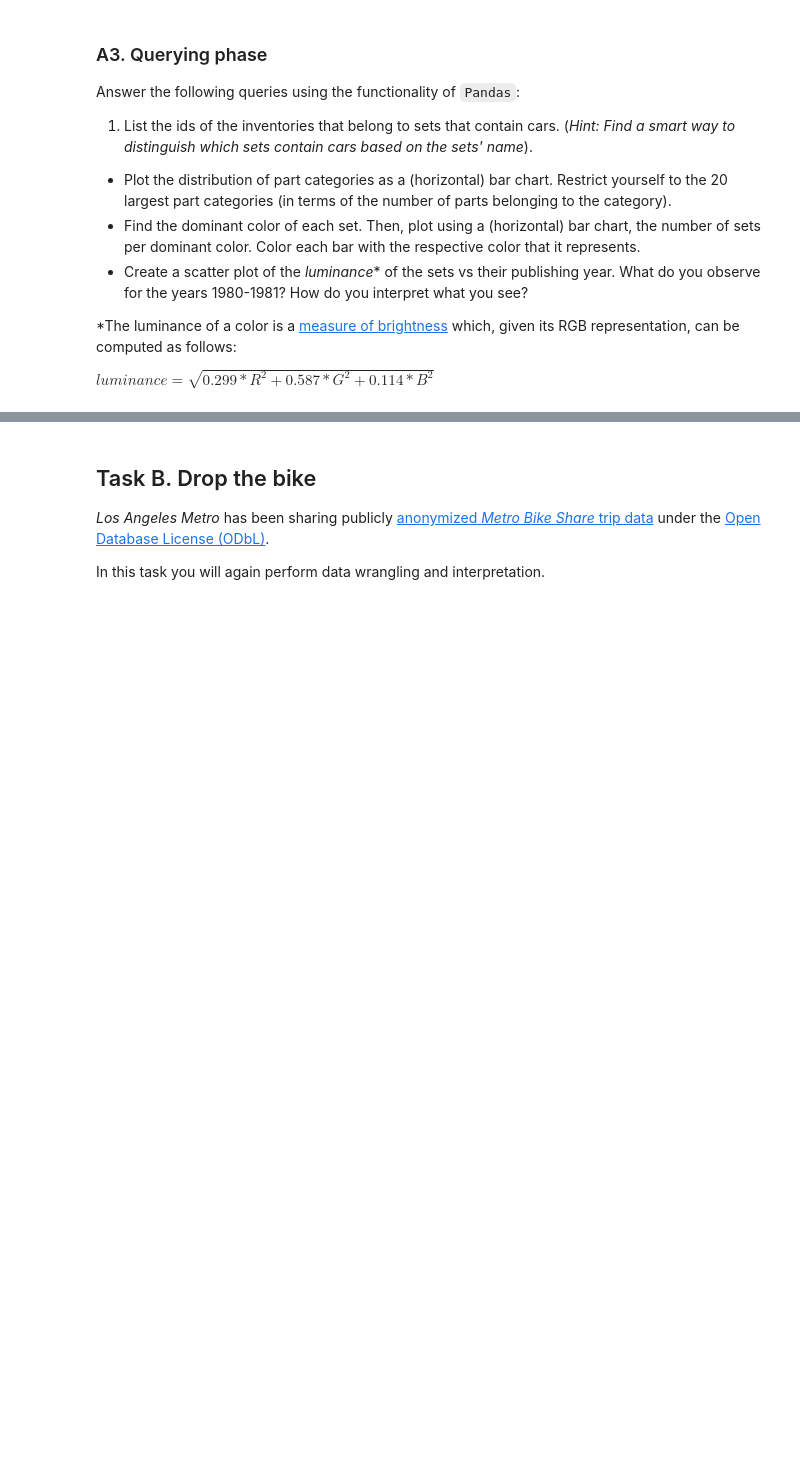
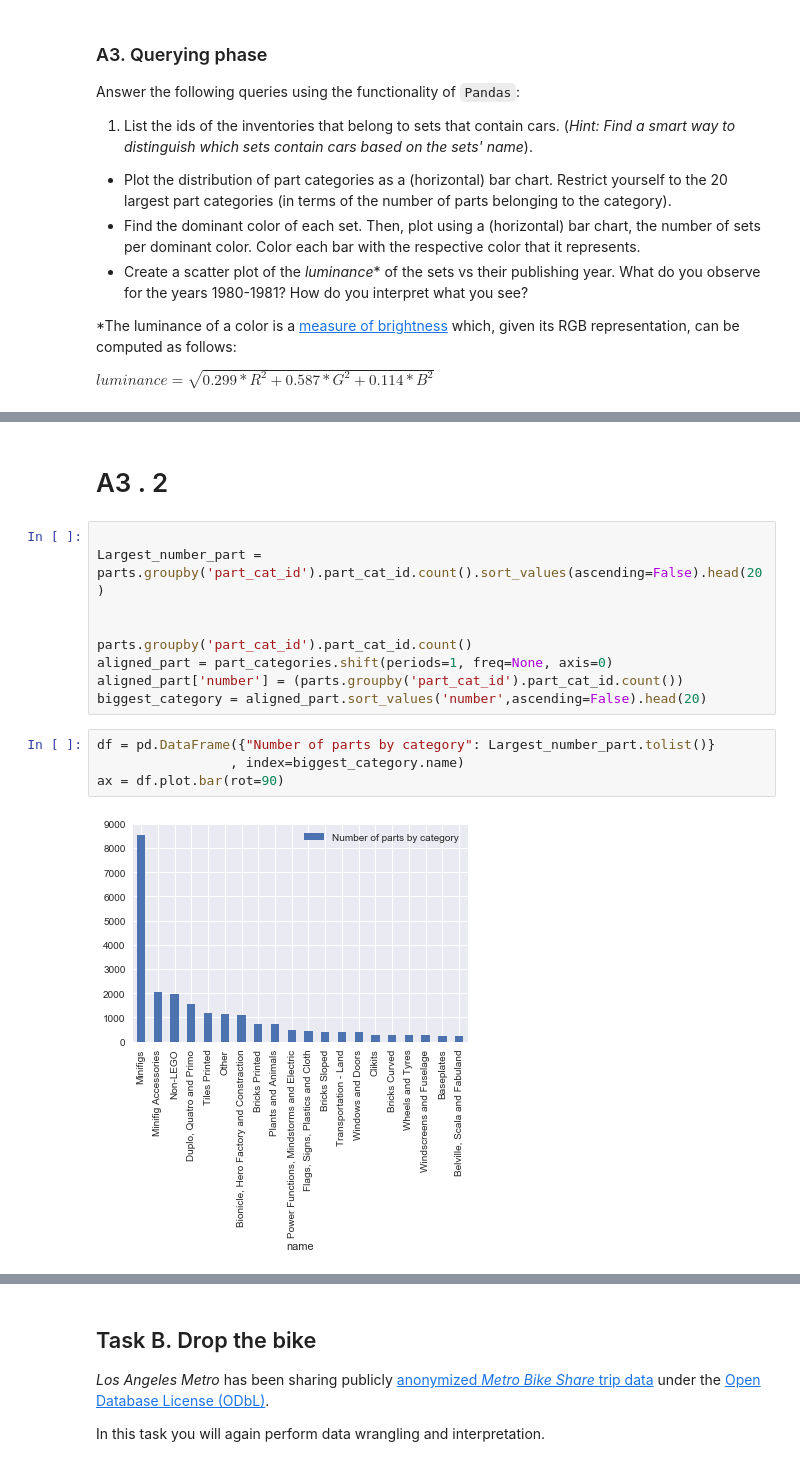
Before and after one commit to Apiquet/ADA_EPFL, a Jupyter notebook: ADA2018-Homework-master/01 - Pandas and Data Wrangling/Exercise 1.ipynb, the cells around one changed output, grey strips where cells are left out. Cells and saved outputs as stored; diff of their text form; blank space fills up the shorter version.

```diff
--- a/ADA2018-Homework-master/01 - Pandas and Data Wrangling/Exercise 1.ipynb
+++ b/ADA2018-Homework-master/01 - Pandas and Data Wrangling/Exercise 1.ipynb
@@ -170,0 +220,18 @@ inventory_parts.loc[inventory_parts.part_id == m]
+# %% [markdown]
+
+#    A3 . 2    #
+# %%
+
+Largest_number_part = parts.groupby('part_cat_id').part_cat_id.count().sort_values(ascending=False).head(20)
+
+
+parts.groupby('part_cat_id').part_cat_id.count()
+aligned_part = part_categories.shift(periods=1, freq=None, axis=0)
+aligned_part['number'] = (parts.groupby('part_cat_id').part_cat_id.count())
+biggest_category = aligned_part.sort_values('number',ascending=False).head(20)
+# %%
+df = pd.DataFrame({"Number of parts by category": Largest_number_part.tolist()}
+                 , index=biggest_category.name)
+ax = df.plot.bar(rot=90)
+# %% [output]
+[figure, added]
```
Also changed, not shown: parts of 9 cells of this notebook.
